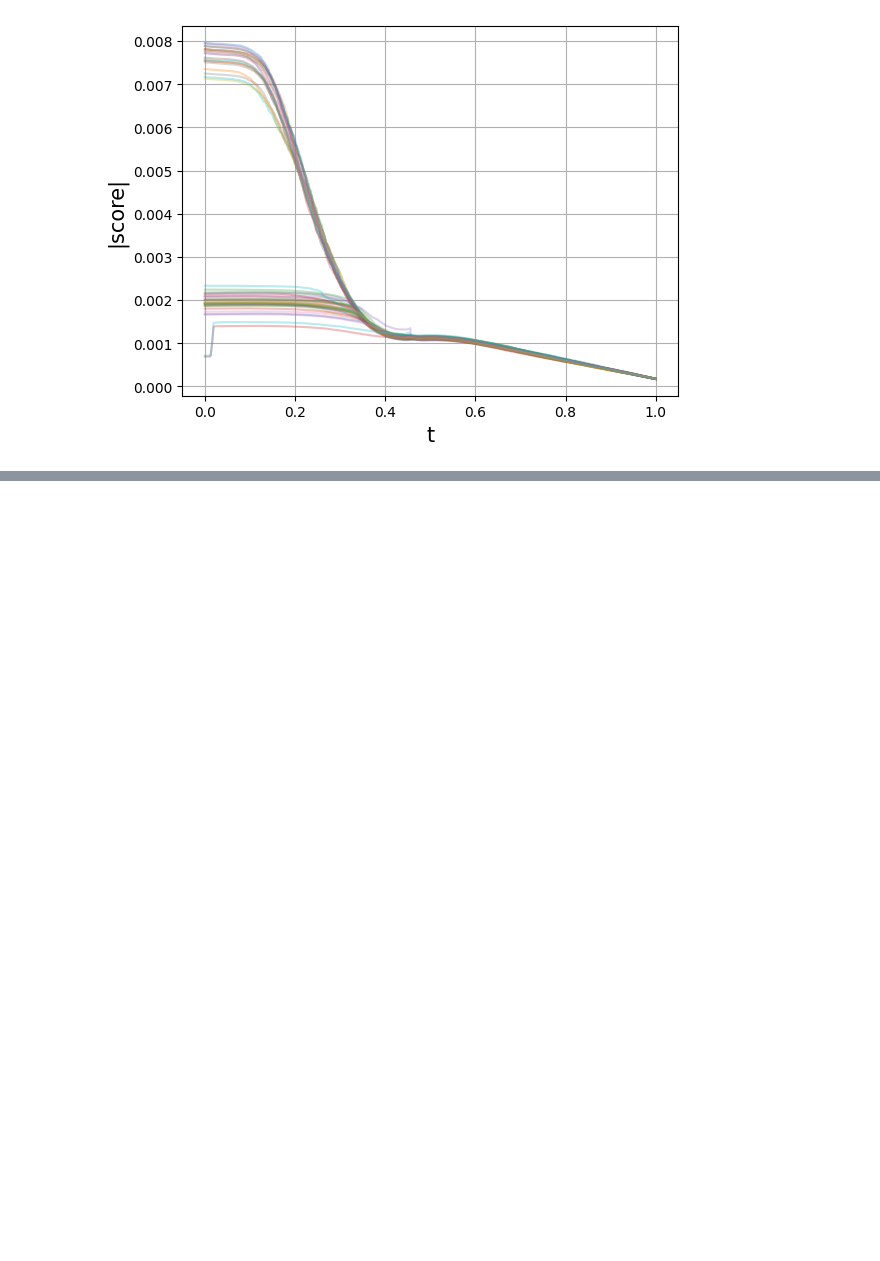
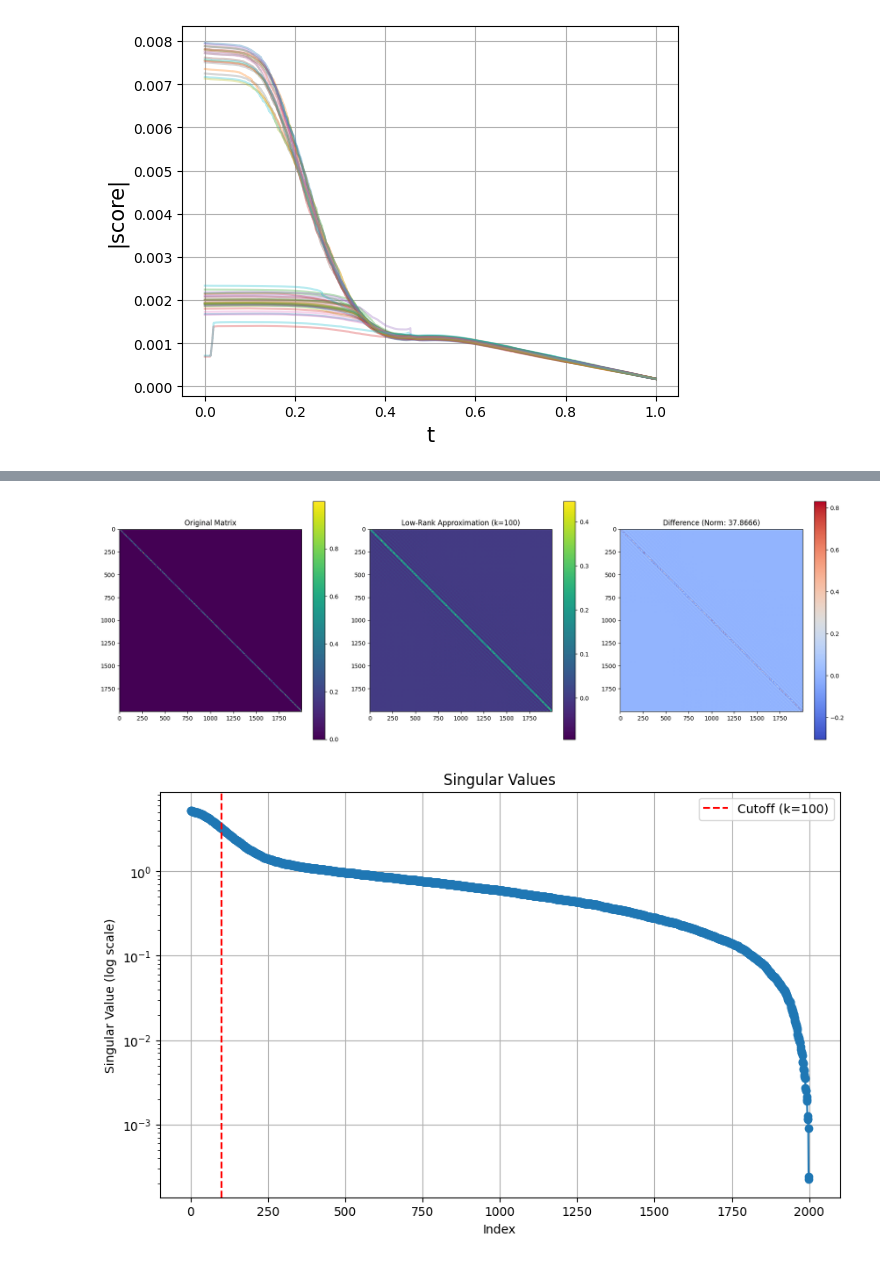
Before and after one commit to BurgerAndreas/meta-sampler, a Jupyter notebook: Mode Generation from Andreas Burger.ipynb, the cells around one changed output, grey strips where cells are left out. Drawn from its saved outputs; the diff is of its cells as text; code cells hidden in the pictures; blank space fills up the shorter version.

```diff
--- a/Mode Generation from Andreas Burger.ipynb
+++ b/Mode Generation from Andreas Burger.ipynb
@@ -381,0 +437,51 @@ plt.grid()
+# %%
+# Perform SVD on the matrix
+U, S, Vt = np.linalg.svd(M, full_matrices=False)
+
+# Choose a low rank for approximation
+k = 100  # Using only 20 singular values out of 200
+
+# Create low-rank approximation
+M_approx = U[:, :k] @ np.diag(S[:k]) @ Vt[:k, :]
+
+# Calculate the difference
+M_diff = M - M_approx
+
+# Calculate the norm of the difference
+diff_norm = np.linalg.norm(M_diff)
+
+# Plot the original, approximation and difference matrices
+fig, axes = plt.subplots(1, 3, figsize=(18, 6))
+
+# Original matrix
+im0 = axes[0].imshow(M, cmap='viridis', interpolation='nearest')
+axes[0].set_title('Original Matrix')
+plt.colorbar(im0, ax=axes[0])
+
+# Low-rank approximation
+im1 = axes[1].imshow(M_approx, cmap='viridis', interpolation='nearest')
+axes[1].set_title(f'Low-Rank Approximation (k={k})')
+plt.colorbar(im1, ax=axes[1])
+
+# Difference
+im2 = axes[2].imshow(M_diff, cmap='coolwarm', interpolation='nearest')
+axes[2].set_title(f'Difference (Norm: {diff_norm:.4f})')
+plt.colorbar(im2, ax=axes[2])
+
+plt.tight_layout()
+plt.show()
+
+# Plot singular values to show decay
+plt.figure(figsize=(10, 6))
+plt.semilogy(S, 'o-')
+plt.axvline(x=k, color='r', linestyle='--',
+           label=f'Cutoff (k={k})')
+plt.grid(True)
+plt.title('Singular Values')
+plt.xlabel('Index')
+plt.ylabel('Singular Value (log scale)')
+plt.legend()
+plt.show()
+# %% [output]
+[figure, added]
+[figure, added]
```
Also changed, not shown: parts of 8 cells of this notebook.
